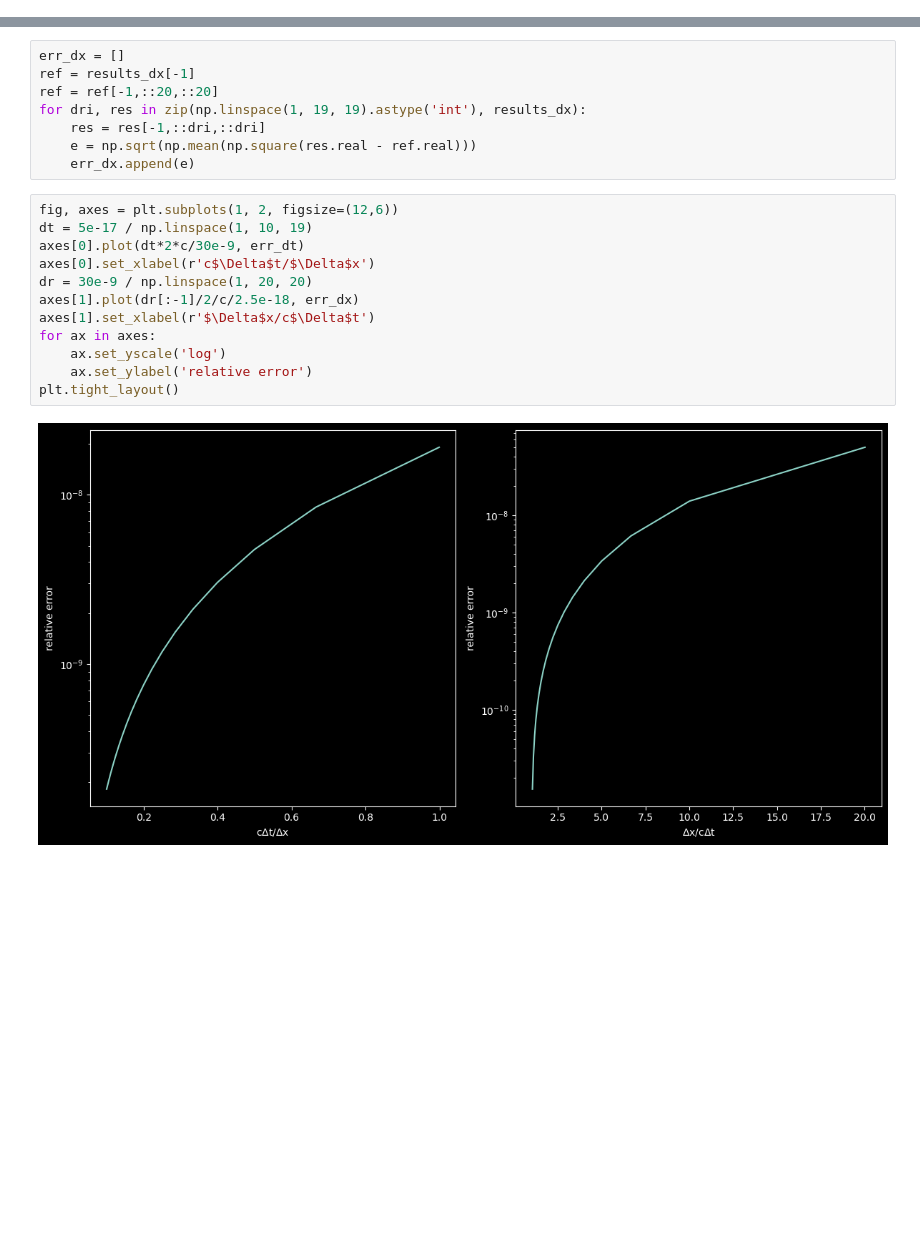
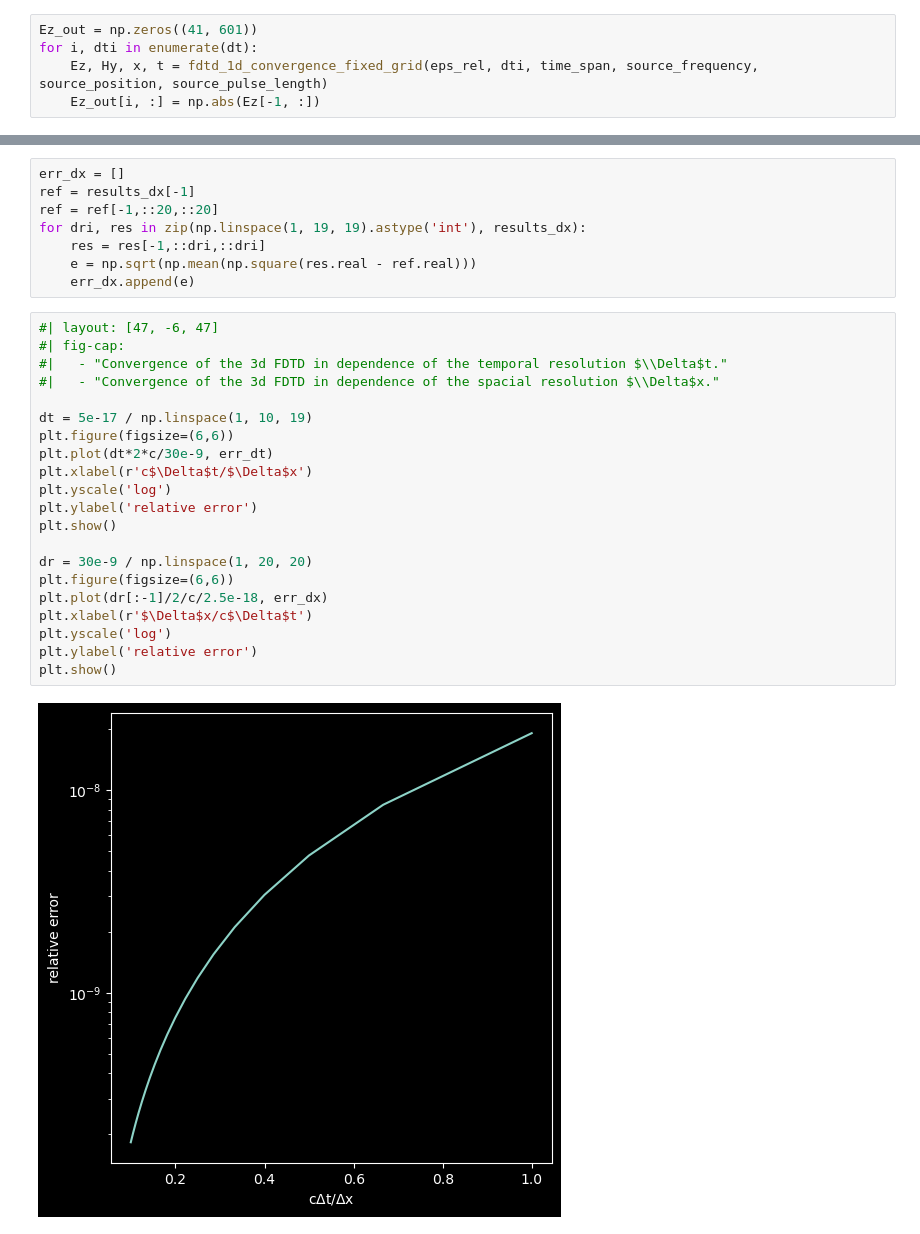
Before and after one commit to jianyangwu1996/CPho, a Jupyter notebook: homework3/Homework_3_report_group_3.ipynb, the cells around one changed output, grey strips where cells are left out. Drawn from its saved outputs; the diff is of its cells as text; blank space fills up the shorter version.

```diff
--- a/homework3/Homework_3_report_group_3.ipynb
+++ b/homework3/Homework_3_report_group_3.ipynb
@@ -379,0 +499,5 @@ This simulation is implemented under explicit scheme. The explicit scheme exhibi
+# %%
+Ez_out = np.zeros((41, 601))
+for i, dti in enumerate(dt):
+    Ez, Hy, x, t = fdtd_1d_convergence_fixed_grid(eps_rel, dti, time_span, source_frequency, source_position, source_pulse_length)
+    Ez_out[i, :] = np.abs(Ez[-1, :])
@@ -589,16 +609,25 @@ for dri, res in zip(np.linspace(1, 19, 19).astype('int'), results_dx):
     e = np.sqrt(np.mean(np.square(res.real - ref.real)))
     err_dx.append(e)
 # %%
-fig, axes = plt.subplots(1, 2, figsize=(12,6))
+#| layout: [47, -6, 47]
+#| fig-cap:
+#|   - "Convergence of the 3d FDTD in dependence of the temporal resolution $\\Delta$t."
+#|   - "Convergence of the 3d FDTD in dependence of the spacial resolution $\\Delta$x."
+
 dt = 5e-17 / np.linspace(1, 10, 19)
-axes[0].plot(dt*2*c/30e-9, err_dt)
-axes[0].set_xlabel(r'c$\Delta$t/$\Delta$x')
+plt.figure(figsize=(6,6))
+plt.plot(dt*2*c/30e-9, err_dt)
+plt.xlabel(r'c$\Delta$t/$\Delta$x')
+plt.yscale('log')
+plt.ylabel('relative error')
+plt.show()
+
 dr = 30e-9 / np.linspace(1, 20, 20)
-axes[1].plot(dr[:-1]/2/c/2.5e-18, err_dx)
-axes[1].set_xlabel(r'$\Delta$x/c$\Delta$t')
-for ax in axes:
-    ax.set_yscale('log')
-    ax.set_ylabel('relative error')
-plt.tight_layout()
+plt.figure(figsize=(6,6))
+plt.plot(dr[:-1]/2/c/2.5e-18, err_dx)
+plt.xlabel(r'$\Delta$x/c$\Delta$t')
+plt.yscale('log')
+plt.ylabel('relative error')
+plt.show()
 # %% [output]
-[figure, old version]
+[figure, new version]
```
Also changed, not shown: parts of 22 cells of this notebook, 2 other files.
